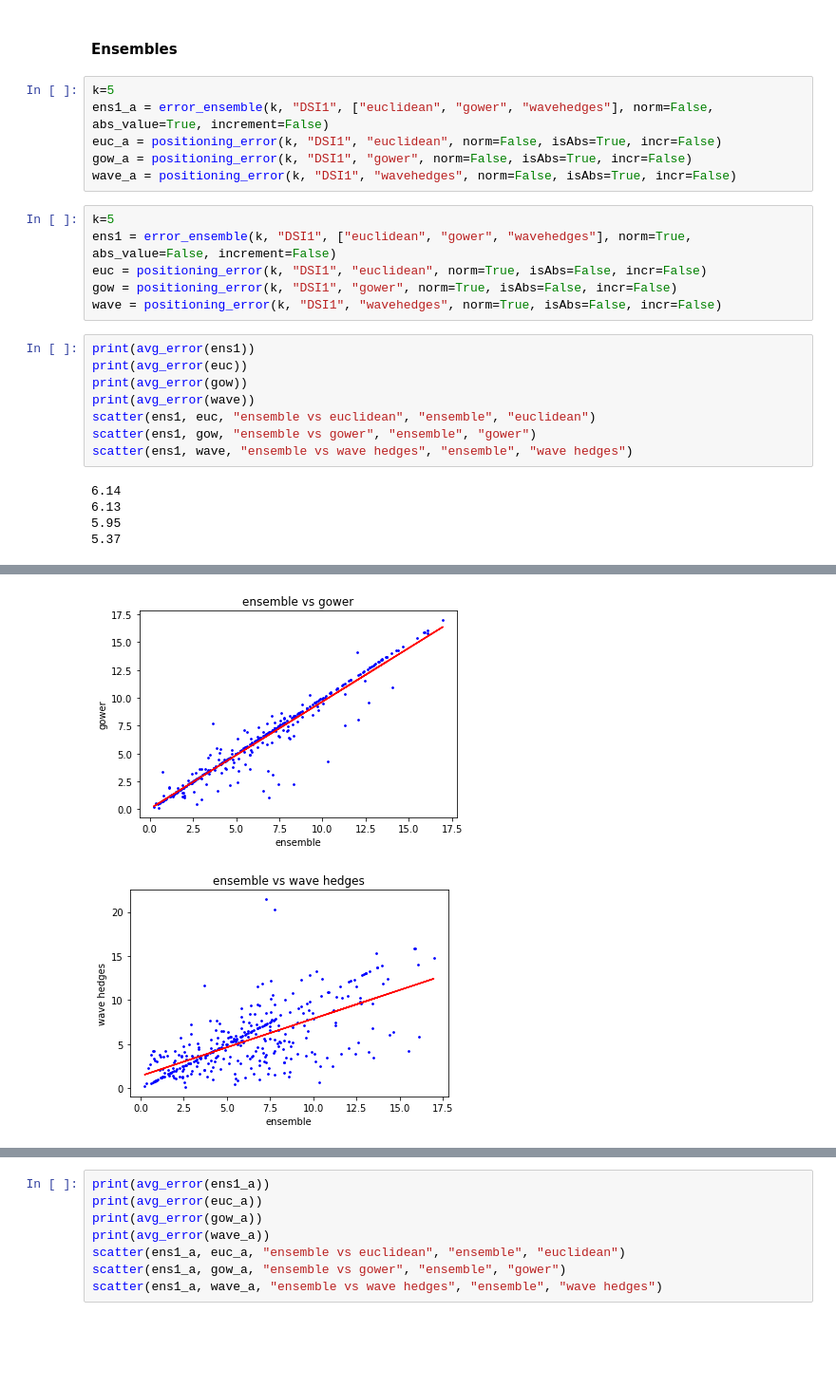
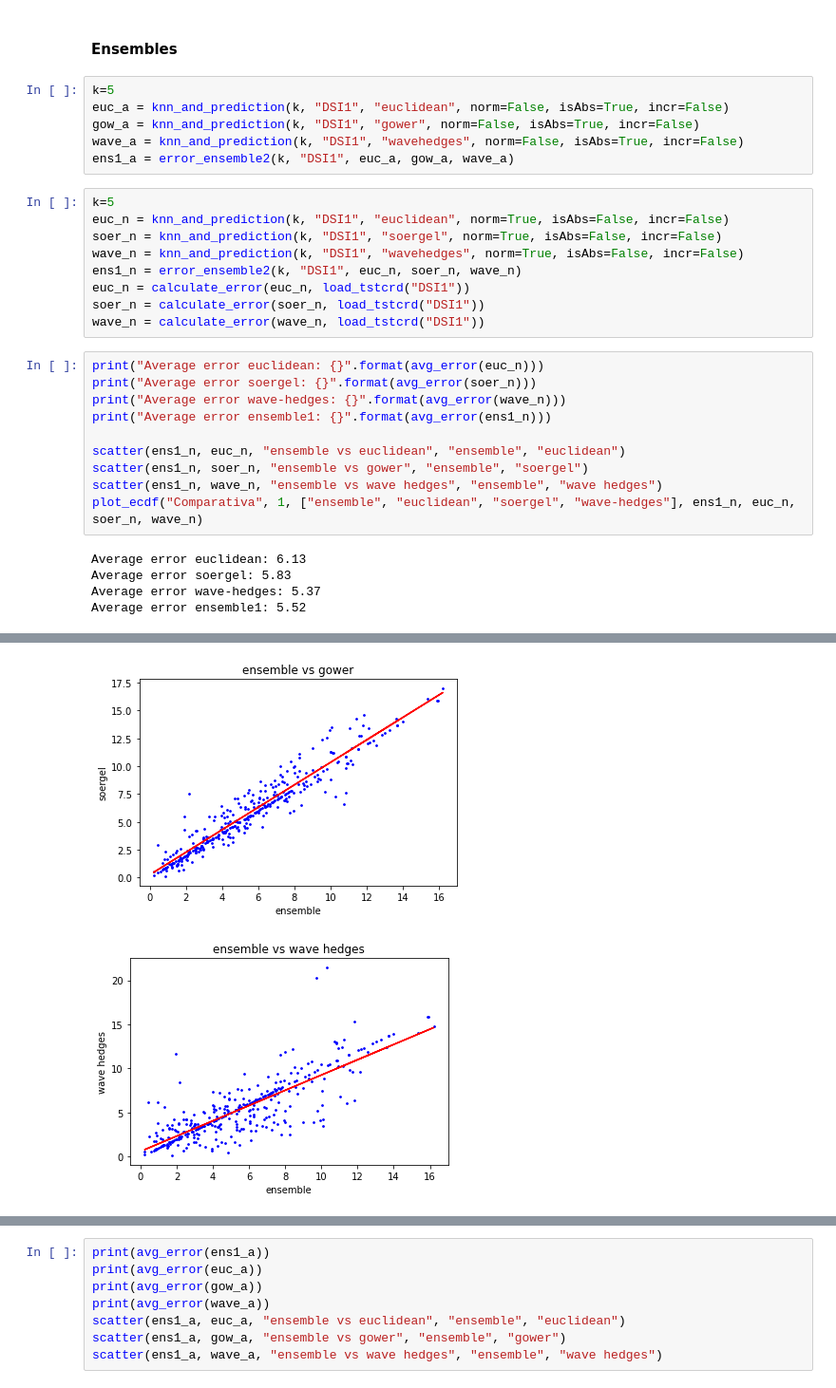
Before and after one commit to vicencpio/tfm, a Jupyter notebook: knn.ipynb, the cells around one changed output, grey strips where cells are left out. Shown: that part at 95% size. Saved outputs shown, nothing was run; the diff lists cells and outputs as text; blank space fills up the shorter version.

Commit message:
memoria ++
more testing
ecdf plot updated

```diff
--- a/knn.ipynb
+++ b/knn.ipynb
@@ -506,26 +506,31 @@ plot_ecdf(k1_wave, k5_wave, k11_wave, "Wave Hedges", "k=1", "k=5", "k=11", 3)
 #### Ensembles
 # %%
 k=5
-ens1_a = error_ensemble(k, "DSI1", ["euclidean", "gower", "wavehedges"], norm=False, abs_value=True, increment=False)
-euc_a = positioning_error(k, "DSI1", "euclidean", norm=False, isAbs=True, incr=False)
-gow_a = positioning_error(k, "DSI1", "gower", norm=False, isAbs=True, incr=False)
-wave_a = positioning_error(k, "DSI1", "wavehedges", norm=False, isAbs=True, incr=False)
+euc_a = knn_and_prediction(k, "DSI1", "euclidean", norm=False, isAbs=True, incr=False)
+gow_a = knn_and_prediction(k, "DSI1", "gower", norm=False, isAbs=True, incr=False)
+wave_a = knn_and_prediction(k, "DSI1", "wavehedges", norm=False, isAbs=True, incr=False)
+ens1_a = error_ensemble2(k, "DSI1", euc_a, gow_a, wave_a)
 # %%
 k=5
-ens1 = error_ensemble(k, "DSI1", ["euclidean", "gower", "wavehedges"], norm=True, abs_value=False, increment=False)
-euc = positioning_error(k, "DSI1", "euclidean", norm=True, isAbs=False, incr=False)
-gow = positioning_error(k, "DSI1", "gower", norm=True, isAbs=False, incr=False)
-wave = positioning_error(k, "DSI1", "wavehedges", norm=True, isAbs=False, incr=False)
+euc_n = knn_and_prediction(k, "DSI1", "euclidean", norm=True, isAbs=False, incr=False)
+soer_n = knn_and_prediction(k, "DSI1", "soergel", norm=True, isAbs=False, incr=False)
+wave_n = knn_and_prediction(k, "DSI1", "wavehedges", norm=True, isAbs=False, incr=False)
+ens1_n = error_ensemble2(k, "DSI1", euc_n, soer_n, wave_n)
+euc_n = calculate_error(euc_n, load_tstcrd("DSI1"))
+soer_n = calculate_error(soer_n, load_tstcrd("DSI1"))
+wave_n = calculate_error(wave_n, load_tstcrd("DSI1"))
 # %%
-print(avg_error(ens1))
-print(avg_error(euc))
-print(avg_error(gow))
-print(avg_error(wave))
-scatter(ens1, euc, "ensemble vs euclidean", "ensemble", "euclidean")
-scatter(ens1, gow, "ensemble vs gower", "ensemble", "gower")
-scatter(ens1, wave, "ensemble vs wave hedges", "ensemble", "wave hedges")
+print("Average error euclidean: {}".format(avg_error(euc_n)))
+print("Average error soergel: {}".format(avg_error(soer_n)))
+print("Average error wave-hedges: {}".format(avg_error(wave_n)))
+print("Average error ensemble1: {}".format(avg_error(ens1_n)))
+
+scatter(ens1_n, euc_n, "ensemble vs euclidean", "ensemble", "euclidean")
+scatter(ens1_n, soer_n, "ensemble vs gower", "ensemble", "soergel")
+scatter(ens1_n, wave_n, "ensemble vs wave hedges", "ensemble", "wave hedges")
+plot_ecdf("Comparativa", 1, ["ensemble", "euclidean", "soergel", "wave-hedges"], ens1_n, euc_n, soer_n, wave_n)
 # %% [output]
-6.14
-6.13
-5.95
-5.37
+Average error euclidean: 6.13
+Average error soergel: 5.83
+Average error wave-hedges: 5.37
+Average error ensemble1: 5.52
@@ -533,2 +538,2 @@ scatter(ens1, wave, "ensemble vs wave hedges", "ensemble", "wave hedges")
-[figure, old version]
+[figure, new version]
-[figure, old version]
+[figure, new version]
```
Also changed, not shown: parts of 9 cells of this notebook, 4 other files.
